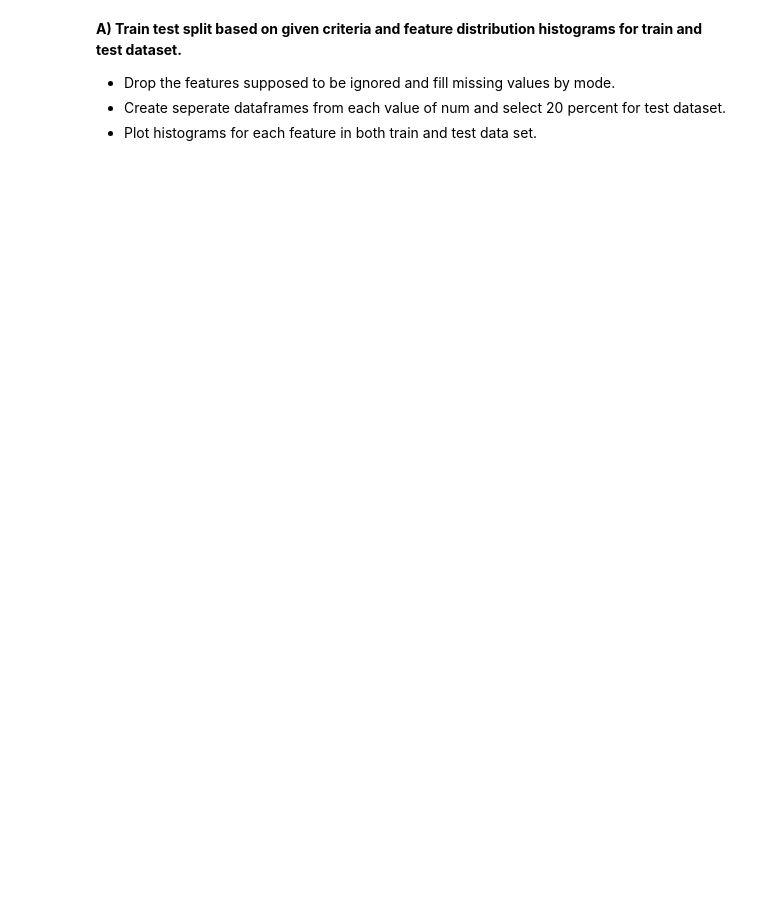
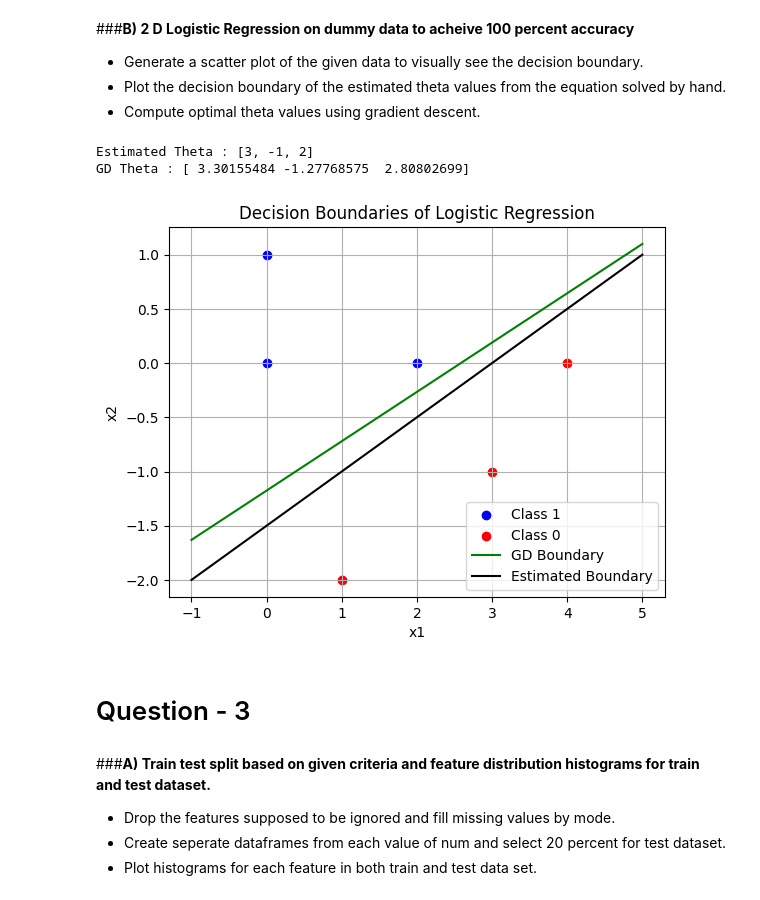
Before and after one commit to therrshan/Machine-Learning-Practice, a Jupyter notebook: 6140 Codes/HW2/CS6140_HW2.ipynb, the cells around one changed output. Drawn from its saved outputs; the diff is of its cells as text; code cells hidden in the pictures; blank space fills up the shorter version.

```diff
--- a/6140 Codes/HW2/CS6140_HW2.ipynb
+++ b/6140 Codes/HW2/CS6140_HW2.ipynb
@@ -16,5 +81,64 @@ from sklearn.pipeline import make_pipeline
+# %% [markdown]
+###**B) 2 D Logistic Regression on dummy data to acheive 100 percent accuracy**
+
+*   Generate a scatter plot of the given data to visually see the decision boundary.
+*   Plot the decision boundary of the estimated theta values from the equation solved by hand.
+*   Compute optimal theta values using gradient descent.
+# %%
+def decision_boundary(x1, theta):
+    return (-theta[0] - theta[1]*x1) / theta[2]
+
+theta = np.random.rand(3)
+
+X = np.array([[1, 0, 0],
+              [1, 2, 0],
+              [1, 0, 1],
+              [1, 1, -2],
+              [1, 4, 0],
+              [1, 3, -1]])
+
+y = np.array([1, 1, 1, 0, 0, 0])
+
+alpha = 0.01
+num_iterations = 1000
+
+for _ in range(num_iterations):
+
+    y_pred = sigmoid(np.dot(X, theta))
+
+    gradient = np.dot(X.T, (y_pred - y))
+
+    theta -= alpha * gradient
+
+theta_estimated = [3, -1, 2]
+
+print(f'Estimated Theta :',theta_estimated)
+print(f'GD Theta :',theta)
+
+x1_values = np.linspace(-1, 5, 100)
+theta = np.array([theta[0], theta[1], theta[2]])
+x2_values = decision_boundary(x1_values, theta)
+x2_values_estimated = decision_boundary(x1_values, theta_estimated)
+
+plt.scatter(X[y == 1, 1], X[y == 1, 2], color='blue', label='Class 1')
+plt.scatter(X[y == 0, 1], X[y == 0, 2], color='red', label='Class 0')
+
+plt.plot(x1_values, x2_values, color='green', label='GD Boundary')
+plt.plot(x1_values, x2_values_estimated, color='black', label='Estimated Boundary')
+plt.xlabel('x1')
+plt.ylabel('x2')
+plt.title('Decision Boundaries of Logistic Regression')
+plt.legend()
+plt.grid(True)
+plt.show()
+# %% [output]
+Estimated Theta : [3, -1, 2]
+GD Theta : [ 3.30155484 -1.27768575  2.80802699]
+[figure, added]
+# %% [markdown]
+# Question - 3
 # %% [markdown]
-**A) Train test split based on given criteria and feature distribution histograms for train and test dataset.**
+###**A) Train test split based on given criteria and feature distribution histograms for train and test dataset.**
 
 
 
```
Also changed, not shown: parts of 16 cells of this notebook, 2 other files.
